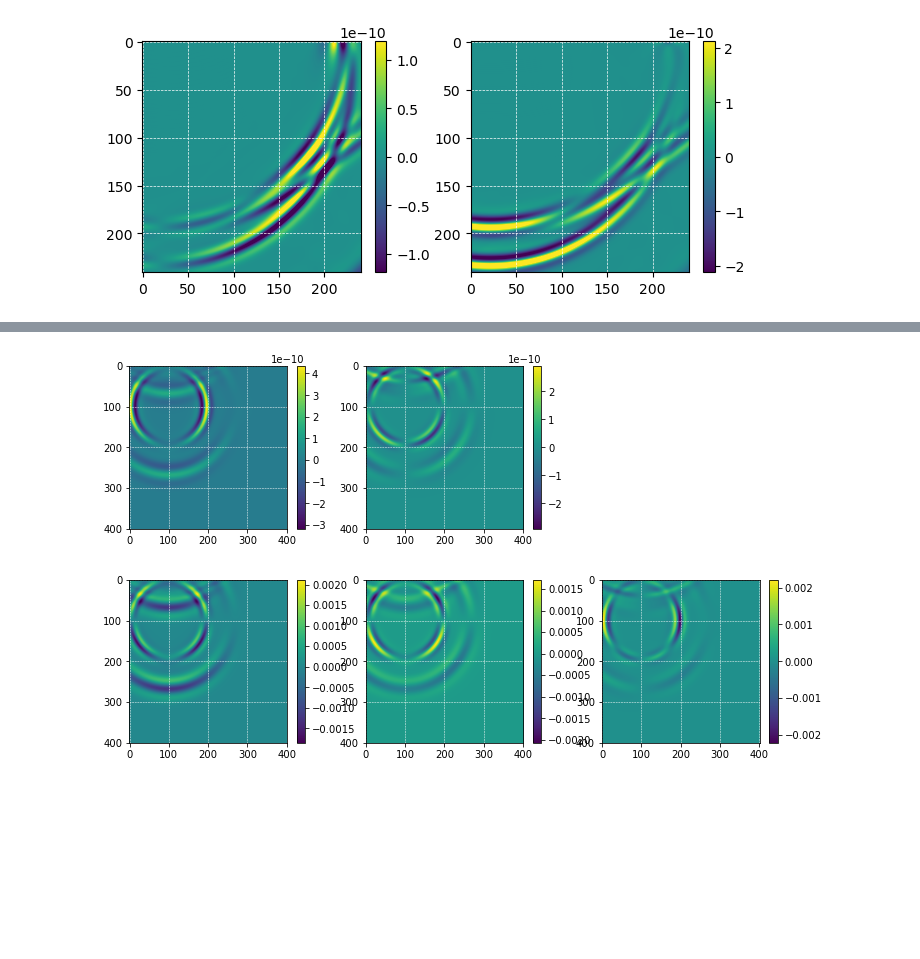
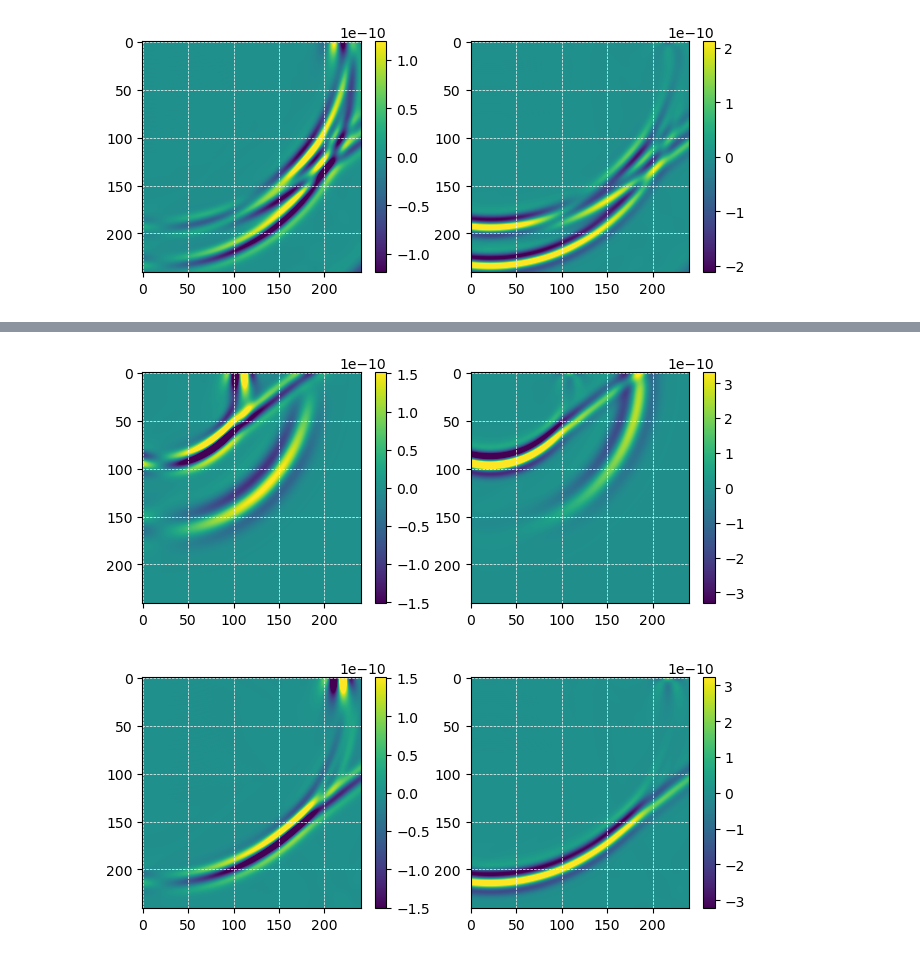
Before and after one commit to joeyartech/SeisJIMU, a Jupyter notebook: Demo/01_ForwardModeling_FreeSurface/go_PSV2nd.ipynb, the cells around one changed output, grey strips where cells are left out. Drawn from its saved outputs; the diff is of its cells as text; code cells hidden in the pictures; blank space fills up the shorter version.

```diff
--- a/Demo/01_ForwardModeling_FreeSurface/go_PSV2nd.ipynb
+++ b/Demo/01_ForwardModeling_FreeSurface/go_PSV2nd.ipynb
@@ -608,13 +531,12 @@ System time: 12:09:40
 System timezone: +03:00
 # %%
 plt.figure(figsize=(12,3))
-plt.subplot(1,3,1); imshow(read_snap('res_VS/snap_fld_u%vz'))
-plt.subplot(1,3,2); imshow(read_snap('res_VS/snap_fld_u%vx'))
+plt.subplot(1,3,1); imshow(read_snap('res_VS/snap_fld_u%vz'),perc=98)
+plt.subplot(1,3,2); imshow(read_snap('res_VS/snap_fld_u%vx'),perc=98)
 
 plt.figure(figsize=(12,3))
-plt.subplot(1,3,1); imshow(read_snap('res_VS/snap_fld_u%szz'))
-plt.subplot(1,3,2); imshow(read_snap('res_VS/snap_fld_u%sxx'))
-plt.subplot(1,3,3); imshow(read_snap('res_VS/snap_fld_u%szx'))
+plt.subplot(1,3,1); imshow(read_snap('res_VS/snap_fld_u%vz',i=34),perc=98)
+plt.subplot(1,3,2); imshow(read_snap('res_VS/snap_fld_u%vx',i=34),perc=98)
 # %% [output]
-[figure, old version]
+[figure, new version]
-[figure, old version]
+[figure, new version]
```
Also changed, not shown: parts of 53 cells of this notebook, 1 other file.
